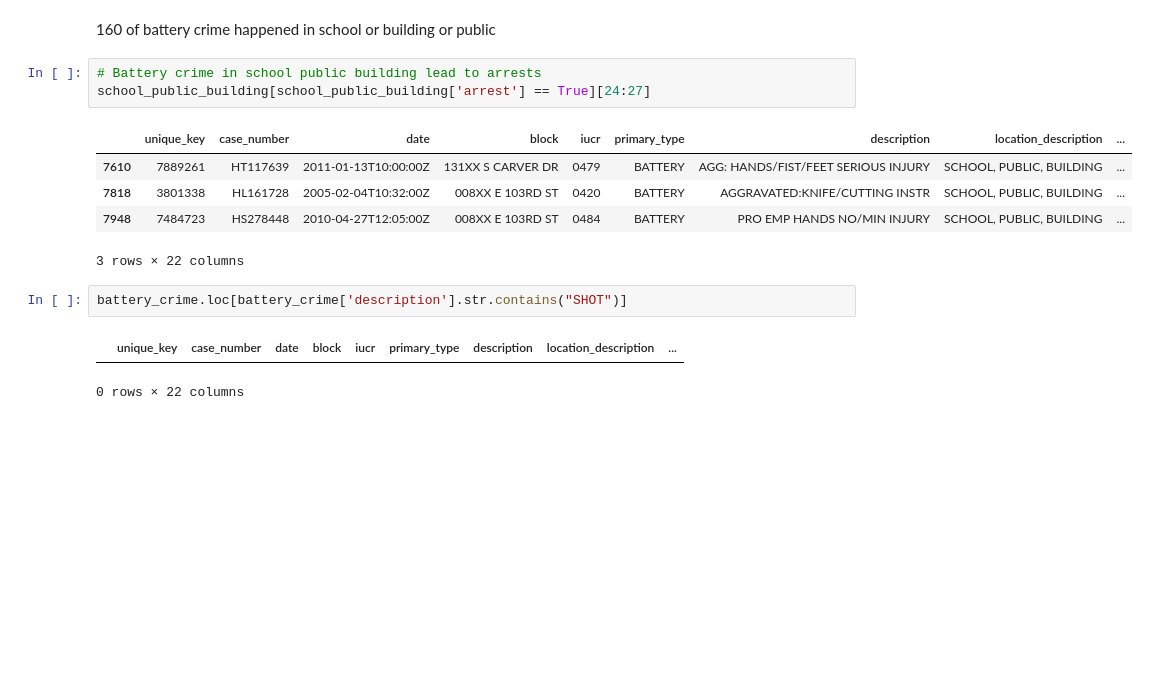
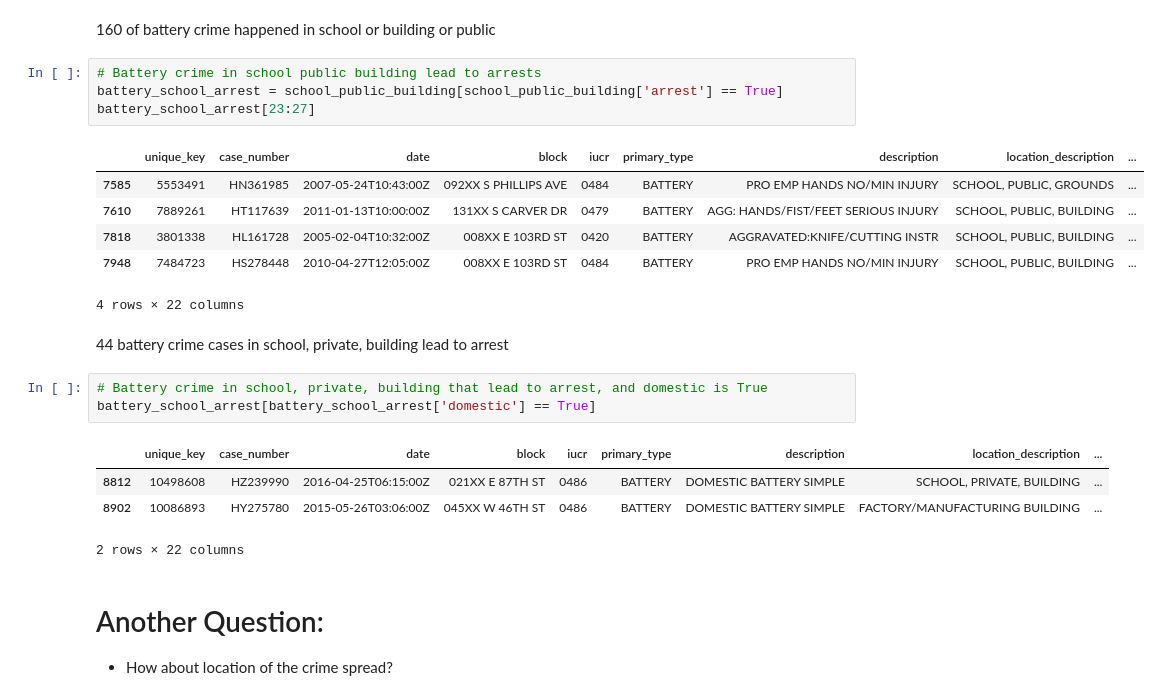
Before and after one commit to dwipaalfarisi/project-data-analysis, a Jupyter notebook: chicago_crime.ipynb, the cells around one changed output. Saved outputs shown, nothing was run; the diff lists cells and outputs as text; blank space fills up the shorter version.

```diff
--- a/chicago_crime.ipynb
+++ b/chicago_crime.ipynb
@@ -451,15 +435,25 @@ battery_crime.loc[battery_crime['location_description'].str.contains("SCHOOL|BUI
 160 of battery crime happened in school or building or public
 # %%
 # Battery crime in school public building lead to arrests
-school_public_building[school_public_building['arrest'] == True][24:27]
+battery_school_arrest = school_public_building[school_public_building['arrest'] == True]
+battery_school_arrest[23:27]
 # %% [output]
 |  | unique_key | case_number | date | block | iucr | primary_type | description | location_description | ... |
+| 7585 | 5553491 | HN361985 | 2007-05-24T10:43:00Z | 092XX S PHILLIPS AVE | 0484 | BATTERY | PRO EMP HANDS NO/MIN INJURY | SCHOOL, PUBLIC, GROUNDS | ... |
 | 7610 | 7889261 | HT117639 | 2011-01-13T10:00:00Z | 131XX S CARVER DR | 0479 | BATTERY | AGG: HANDS/FIST/FEET SERIOUS INJURY | SCHOOL, PUBLIC, BUILDING | ... |
 | 7818 | 3801338 | HL161728 | 2005-02-04T10:32:00Z | 008XX E 103RD ST | 0420 | BATTERY | AGGRAVATED:KNIFE/CUTTING INSTR | SCHOOL, PUBLIC, BUILDING | ... |
 | 7948 | 7484723 | HS278448 | 2010-04-27T12:05:00Z | 008XX E 103RD ST | 0484 | BATTERY | PRO EMP HANDS NO/MIN INJURY | SCHOOL, PUBLIC, BUILDING | ... |
-3 rows × 22 columns
+4 rows × 22 columns
-# %%
-battery_crime.loc[battery_crime['description'].str.contains("SHOT")]
-# %% [output]
-|  | unique_key | case_number | date | block | iucr | primary_type | description | location_description | ... |
-0 rows × 22 columns
+# %% [markdown]
+44 battery crime cases in school, private, building lead to arrest
+# %%
+# Battery crime in school, private, building that lead to arrest, and domestic is True
+battery_school_arrest[battery_school_arrest['domestic'] == True]
+# %% [output]
+|  | unique_key | case_number | date | block | iucr | primary_type | description | location_description | ... |
+| 8812 | 10498608 | HZ239990 | 2016-04-25T06:15:00Z | 021XX E 87TH ST | 0486 | BATTERY | DOMESTIC BATTERY SIMPLE | SCHOOL, PRIVATE, BUILDING | ... |
+| 8902 | 10086893 | HY275780 | 2015-05-26T03:06:00Z | 045XX W 46TH ST | 0486 | BATTERY | DOMESTIC BATTERY SIMPLE | FACTORY/MANUFACTURING BUILDING | ... |
+2 rows × 22 columns
+# %% [markdown]
+# Another Question:
+- How about location of the crime spread?
```
Also changed, not shown: parts of 11 cells of this notebook, 1 other file.
